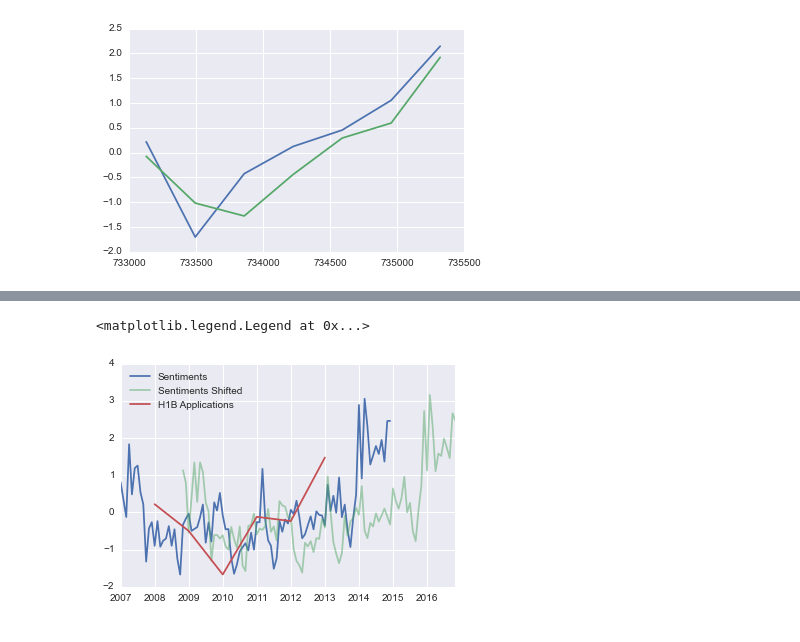
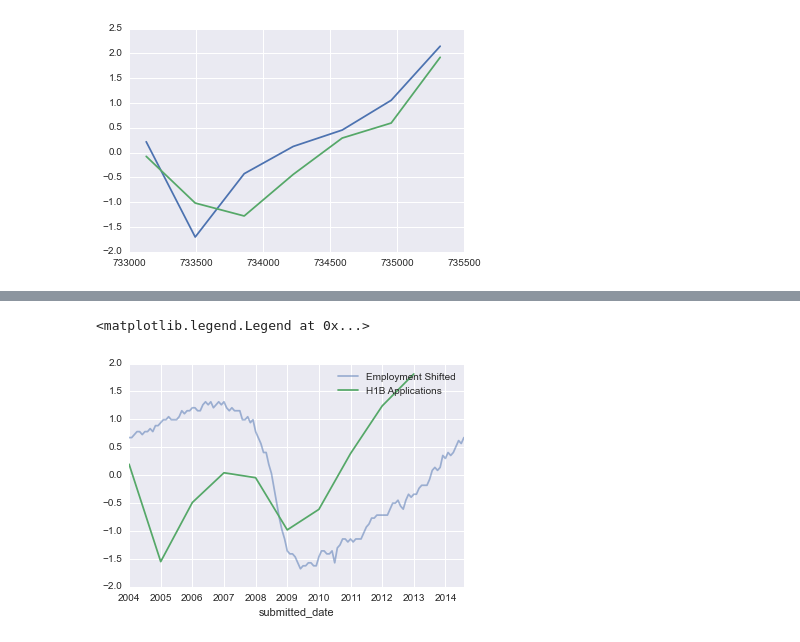
Before and after one commit to ahbauer/insight, a Jupyter notebook: notebooks/H1B.ipynb, the cells around one changed output, grey strips where cells are left out. Cells and saved outputs as stored; diff of their text form; code cells hidden in the pictures.

```diff
--- a/notebooks/H1B.ipynb
+++ b/notebooks/H1B.ipynb
@@ -50,0 +61,3 @@ ValueError: Wrong number of items passed 2840952, placement implies 12418
+# %%
+#df.loc[df['n_workers']>400]['n_workers'] = 400
+df.loc[df['n_workers']>400,'n_workers'] = 400
@@ -65,0 +102,2 @@ plt.ylabel('Number of DOL Applications')
+# %%
+df = df.sort_index()
@@ -238,0 +427,16 @@ b mean 1.03095843481, median 1.02400956362, stddev 0.772311178619
+# %%
+empl_file = open('/Users/bauer/insight/teleborder/data/bls/unemployment.txt')
+empl1 = []
+empl2 = []
+for line in empl_file:
+    sline = line.split()
+    empl1.append(pandas.to_datetime(sline[0]))
+    empl2.append(float(sline[1]))
+empl_series = pandas.Series(-1.0*np.array(empl2),index=empl1)
+empl_series = empl_series.sort_index()
+empl_series = (empl_series-empl_series.mean())/empl_series.std()
+empl_month = empl_series.reindex(df.resample('M').index, method='bfill')
+empl_month = (empl_month - empl_month.mean())/empl_month.std()
+empl_year = empl_series.resample('A')
+empl_month.plot(label='Employment')
+empl_year.plot()
@@ -238,0 +446,7 @@ b mean 1.03095843481, median 1.02400956362, stddev 0.772311178619
+# %%
+lags_empl, ms_empl, bs_empl = find_lag(empl_year, fit_line=True)
+print 'lag mean {0}, median {1}, stddev {2}'.format(np.mean(lags_empl),np.median(lags_empl),np.std(lags_empl))
+print 'm mean {0}, median {1}, stddev {2}'.format(np.mean(ms_empl),np.median(ms_empl),np.std(ms_empl))
+print 'b mean {0}, median {1}, stddev {2}'.format(np.mean(bs_empl),np.median(bs_empl),np.std(bs_empl))
+plt.hist(lags_empl)
+plt.yscale('log', nonposy='clip')
@@ -239,12 +461,11 @@ b mean 1.03095843481, median 1.02400956362, stddev 0.772311178619
 # %%
-sentiments_month.plot(label='Sentiments')
-sents_shifted = sentiments.shift(np.mean(lags_sentiment), freq='D')
-line_shift = pandas.Series(np.mean(ms)*np.array([d.toordinal()-timezp for d in sents_shifted.index]) + np.mean(bs), index=sents_shifted.index)
-sents_model = (sents_shifted + line_shift).resample('M')
-sents_model = (sents_model - sents_model.mean())/sents_model.std()
-sents_model.plot(label='Sentiments Shifted',alpha=0.5)
+empl_shifted = empl_series.shift(np.median(lags_empl), freq='D')
+line_shift = pandas.Series(np.mean(ms_empl)*np.array([d.toordinal()-timezp for d in empl_shifted.index]) + np.mean(bs_empl), index=empl_shifted.index)
+empl_model = (empl_shifted).reindex(month_series_norm.index,method='bfill') #+ line_shift).resample('M')
+empl_model = (empl_model - empl_model.mean())/empl_model.std()
+empl_model.plot(label='Employment Shifted',alpha=0.5)
 year_series_norm[:'2014-01'].plot(label='H1B Applications')
-plt.legend(loc=2)
+plt.legend()
 # %% [output]
 <matplotlib.legend.Legend at 0x...>
-[figure, old version]
+[figure, new version]
```
Also changed, not shown: parts of 51 cells of this notebook, 11 other files.
